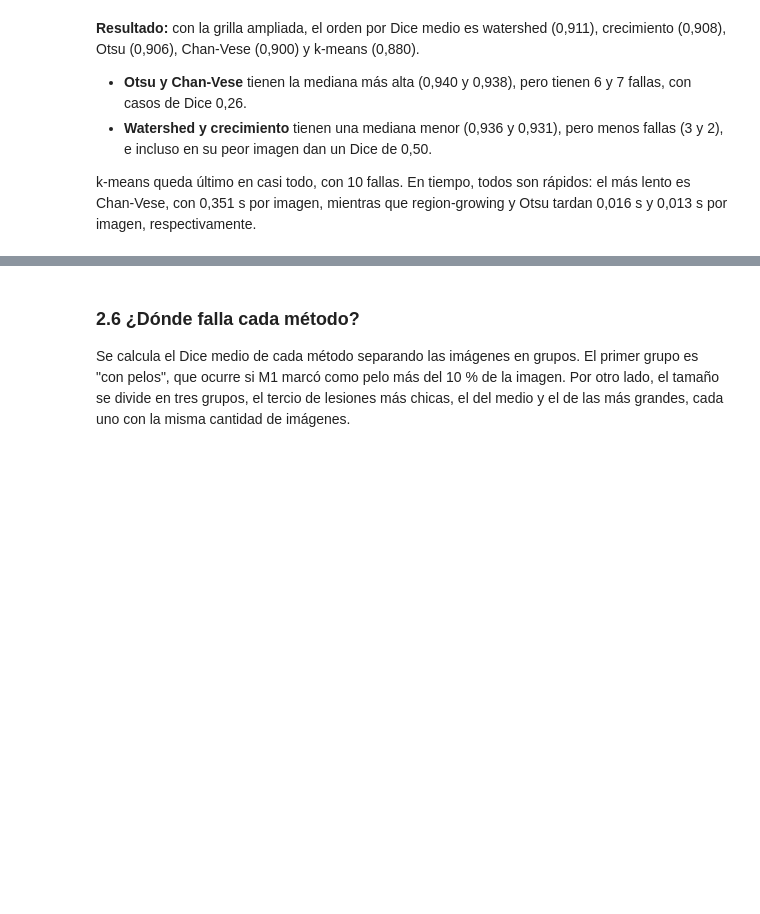
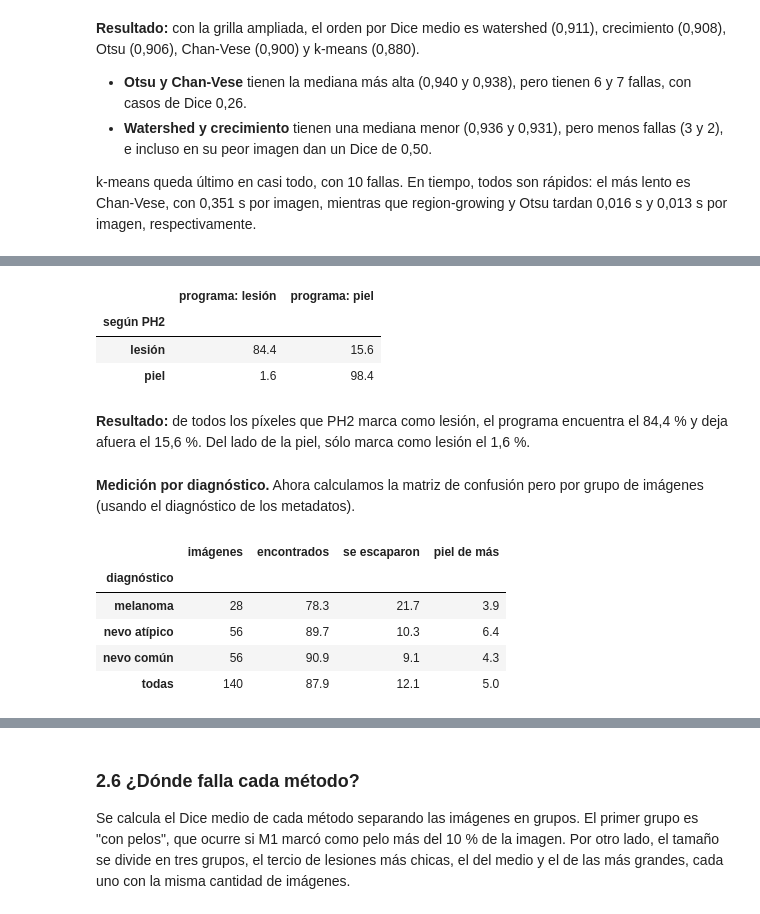
Before and after one commit to facortega/PSIB2026Q2-TPI-Grupo02-CassanoNieto-DElia-Ortega, a Jupyter notebook: modulos/m3_segmentacion/segmentacion.ipynb, the cells around one changed output, grey strips where cells are left out. Saved outputs shown, nothing was run; the diff lists cells and outputs as text; code cells hidden in the pictures; blank space fills up the shorter version.

Commit message:
agregué el análisis de la matriz de confusión en el notebook y el .py de segmentación, y concluí que no hace falta que cambiemos el canal azul, mantenemos el pipeline

```diff
--- a/modulos/m3_segmentacion/segmentacion.ipynb
+++ b/modulos/m3_segmentacion/segmentacion.ipynb
@@ -363,0 +416,48 @@ k-means queda último en casi todo, con 10 fallas. En tiempo, todos son rápidos
+# %%
+# Matriz de confusión de cada imagen de entrenamiento con el método elegido
+metodo_elegido = segmentacion.METODO_ELEGIDO
+ARCHIVO_PIXELES = Path("../../resultados/m3_pixeles_entrenamiento.csv")
+
+if ARCHIVO_PIXELES.exists():
+    pixeles = pd.read_csv(ARCHIVO_PIXELES, dtype={"nombre": str}).set_index("nombre")
+else:
+    filas = []
+    for nombre in carga_de_datos.nombres("entrenamiento"):
+        caso = carga_de_datos.cargar_caso(nombre, tabla)
+        mejorada, valida, _ = mejoramiento.mejorar(caso.imagen)
+        mascara = segmentacion.segmentar(mejorada, valida, metodo_elegido, **config[metodo_elegido])
+        filas.append({"nombre": nombre, **segmentacion.conteo_pixeles(mascara, caso.mascara_ref)})
+    pixeles = pd.DataFrame(filas).set_index("nombre")
+    pixeles.to_csv(ARCHIVO_PIXELES)
+
+entrenamiento = clasificar(pixeles)
+matriz = matriz_confusion(entrenamiento)
+graficos.guardar_tabla(matriz.reset_index(), "m3_matriz_confusion", decimales=1)
+matriz.round(1)
+# %% [output]
+|  | programa: lesión | programa: piel |
+| según PH2 |  |  |
+| lesión | 84.4 | 15.6 |
+| piel | 1.6 | 98.4 |
+# %% [markdown]
+**Resultado:** de todos los píxeles que PH2 marca como lesión, el programa encuentra el 84,4 % y deja afuera el 15,6 %. Del lado de la piel, sólo marca como lesión el 1,6 %.
+# %% [markdown]
+**Medición por diagnóstico.** Ahora calculamos la matriz de confusión pero por grupo de imágenes (usando el diagnóstico de los metadatos).
+# %%
+lesion = entrenamiento["vp"] + entrenamiento["fn"]
+cada_100 = pd.DataFrame({"encontrados": 100 * entrenamiento["vp"] / lesion,
+                         "se escaparon": 100 * entrenamiento["fn"] / lesion,
+                         "piel de más": 100 * entrenamiento["fp"] / lesion})
+t = cada_100.groupby(entrenamiento["diagnóstico"]).mean()
+t.loc["todas"] = cada_100.mean()
+cantidad = entrenamiento["diagnóstico"].value_counts()
+cantidad["todas"] = len(entrenamiento)
+t.insert(0, "imágenes", cantidad)
+t.round(1)
+# %% [output]
+|  | imágenes | encontrados | se escaparon | piel de más |
+| diagnóstico |  |  |  |  |
+| melanoma | 28 | 78.3 | 21.7 | 3.9 |
+| nevo atípico | 56 | 89.7 | 10.3 | 6.4 |
+| nevo común | 56 | 90.9 | 9.1 | 4.3 |
+| todas | 140 | 87.9 | 12.1 | 5.0 |
```
Also changed, not shown: parts of 16 cells of this notebook, 4 other files.
